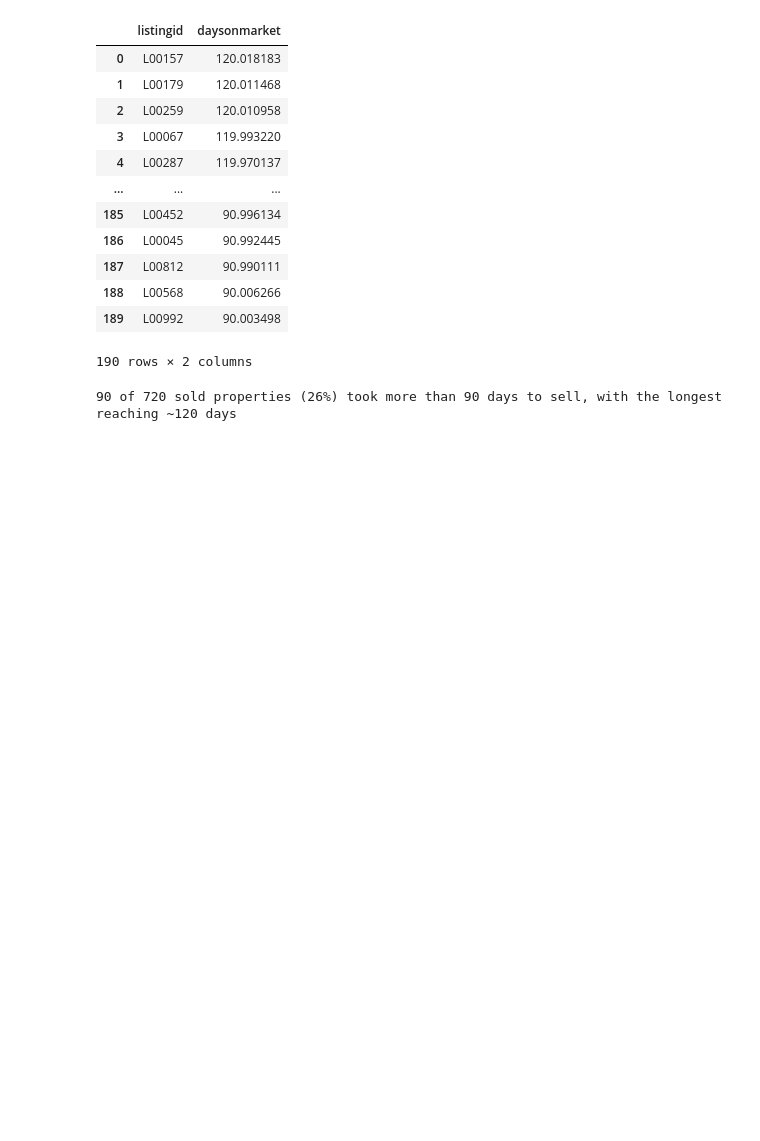
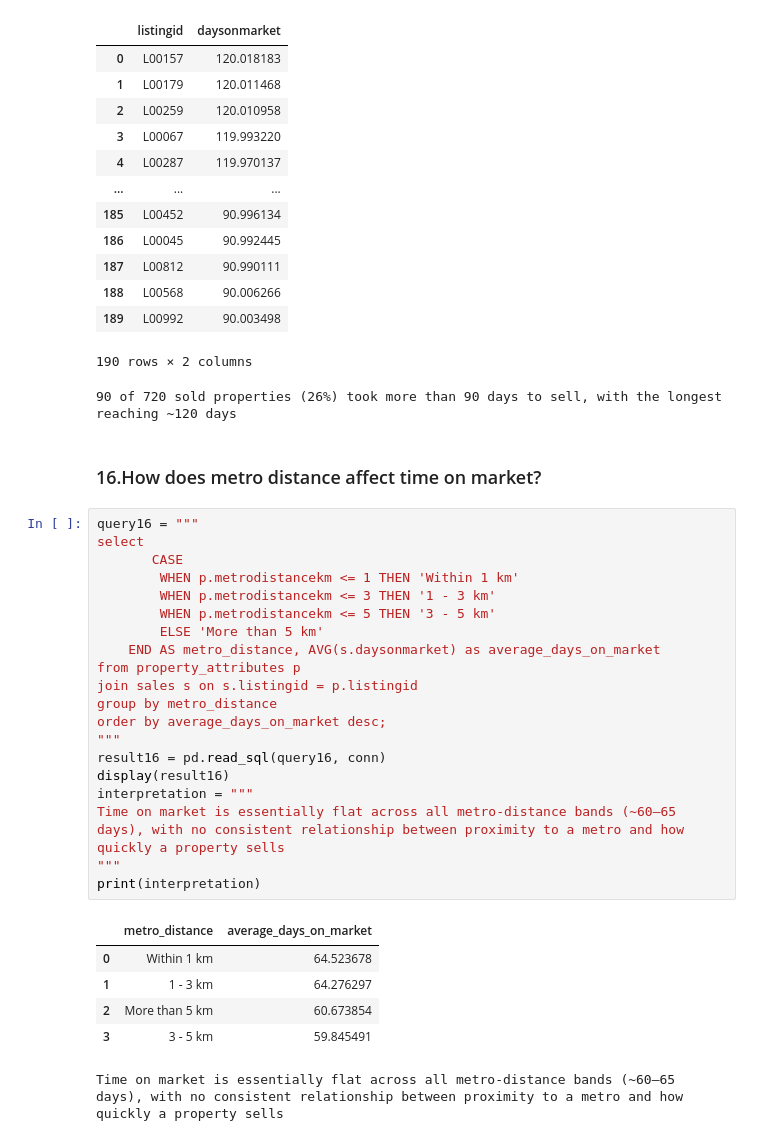
Before and after one commit to mukundnaramesh2605/guvi-python-sql-pandas-project-1, a Jupyter notebook: project.ipynb, the cells around one changed output. Cells and saved outputs as stored; diff of their text form; blank space fills up the shorter version.

Commit message:
Add analysis for how metro distance affects time on market

```diff
--- a/project.ipynb
+++ b/project.ipynb
@@ -895,3 +895,32 @@ print(interpretation)
 | 189 | L00992 | 90.003498 |
 190 rows × 2 columns
 90 of 720 sold properties (26%) took more than 90 days to sell, with the longest reaching ~120 days
+# %% [markdown]
+### 16.How does metro distance affect time on market?
+# %%
+query16 = """
+select
+	   CASE
+        WHEN p.metrodistancekm <= 1 THEN 'Within 1 km'
+        WHEN p.metrodistancekm <= 3 THEN '1 - 3 km'
+        WHEN p.metrodistancekm <= 5 THEN '3 - 5 km'
+        ELSE 'More than 5 km'
+    END AS metro_distance, AVG(s.daysonmarket) as average_days_on_market
+from property_attributes p
+join sales s on s.listingid = p.listingid
+group by metro_distance
+order by average_days_on_market desc;
+"""
+result16 = pd.read_sql(query16, conn)
+display(result16)
+interpretation = """
+Time on market is essentially flat across all metro-distance bands (~60–65 days), with no consistent relationship between proximity to a metro and how quickly a property sells
+"""
+print(interpretation)
+# %% [output]
+|  | metro_distance | average_days_on_market |
+| 0 | Within 1 km | 64.523678 |
+| 1 | 1 - 3 km | 64.276297 |
+| 2 | More than 5 km | 60.673854 |
+| 3 | 3 - 5 km | 59.845491 |
+Time on market is essentially flat across all metro-distance bands (~60–65 days), with no consistent relationship between proximity to a metro and how quickly a property sells
```
